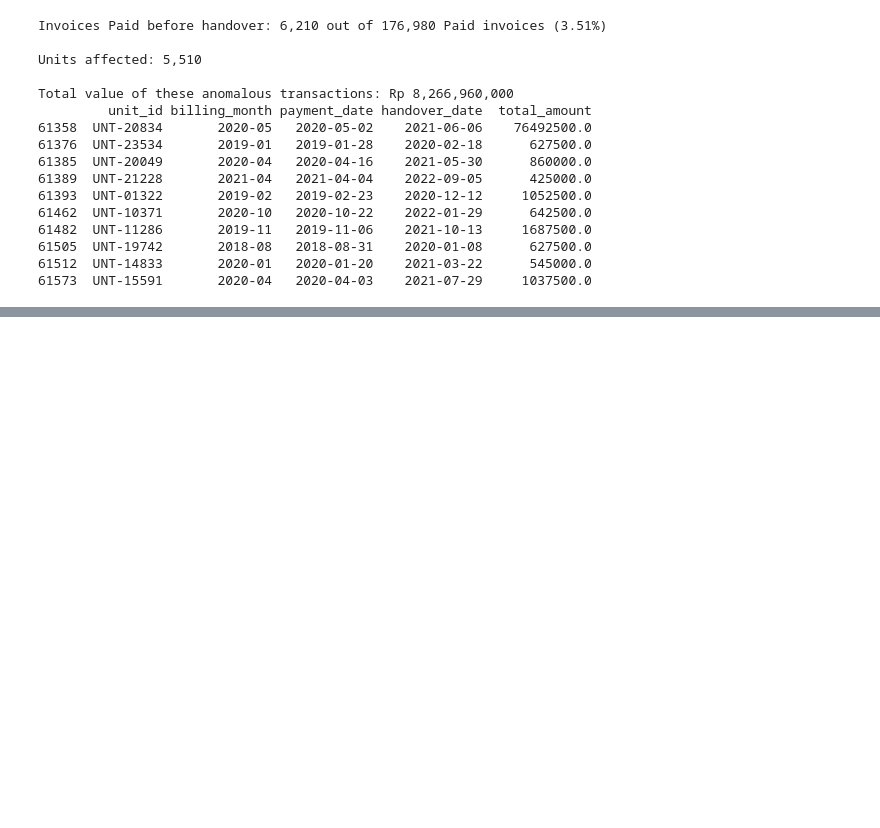
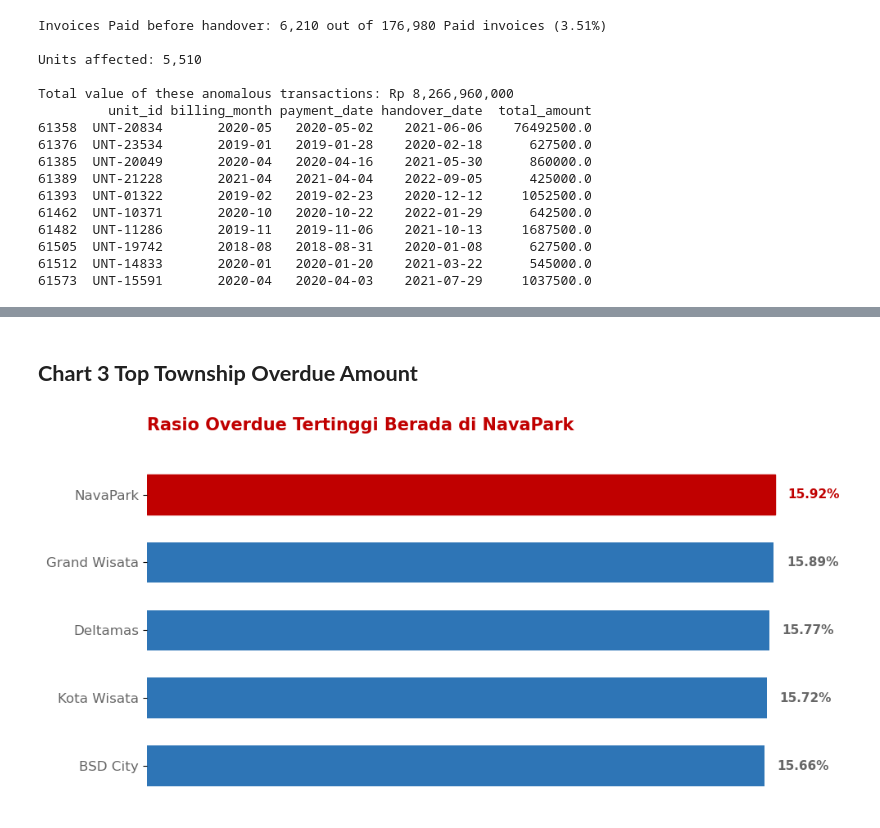
Before and after one commit to MikaMahaputra/Capstone-2-Sinarmas-Land, a Jupyter notebook: notebooks/capstone.ipynb, the cells around one changed output, grey strips where cells are left out. Drawn from its saved outputs; the diff is of its cells as text; code cells hidden in the pictures; blank space fills up the shorter version.

```diff
--- a/notebooks/capstone.ipynb
+++ b/notebooks/capstone.ipynb
@@ -536,0 +819,77 @@ Total baris anomali: 3000 dari 300000 (1.00%)
+# %% [markdown]
+## **Chart 3 Top Township Overdue Amount**
+# %%
+PRIMARY      = '#1F4E79'
+SECONDARY    = '#2E75B6'
+ALERT_COLOR  = '#C00000'
+GRAY         = '#666666'
+
+
+plt.rcParams['font.family'] = 'DejaVu Sans'
+plt.rcParams['axes.spines.top'] = False
+plt.rcParams['axes.spines.right'] = False
+plt.rcParams['axes.spines.left'] = False
+plt.rcParams['axes.spines.bottom'] = False
+
+
+df_master["is_arrear"] = df_master["payment_status"].isin(["Overdue"])
+township_overdue = df_master.groupby("township_name")["is_arrear"].mean().sort_values(ascending=True)
+
+df_township_plot = pd.DataFrame({
+    'Township': township_overdue.index,
+    'Arrear_Rate': township_overdue.values
+})
+
+
+fig, ax = plt.subplots(figsize=(10, 5))
+
+bars = ax.barh(
+    df_township_plot['Township'],
+    df_township_plot['Arrear_Rate'],
+    color=SECONDARY,
+    height=0.6
+)
+
+bars[-1].set_color(ALERT_COLOR)
+
+
+max_rate = df_township_plot['Arrear_Rate'].max()
+
+for bar in bars:
+    width = bar.get_width()
+
+
+    label_text = f'{width:.2%}'
+
+
+    text_color = ALERT_COLOR if width == max_rate else GRAY
+
+    ax.text(
+        width + (max_rate * 0.02),
+        bar.get_y() + bar.get_height()/2,
+        label_text,
+        va='center',
+        ha='left',
+        fontsize=11,
+        fontweight='bold',
+        color=text_color
+    )
+
+ax.set_title(
+    f'Rasio Overdue Tertinggi Berada di {df_township_plot["Township"].iloc[-1]}',
+    fontsize=15,
+    fontweight='bold',
+    pad=25,
+    color=ALERT_COLOR,
+    loc='left'
+)
+
+
+ax.get_xaxis().set_visible(False) #
+ax.tick_params(axis='y', which='major', labelsize=12, labelcolor=GRAY)
+
+plt.tight_layout()
+plt.savefig('top_township_overdue_rate.png', dpi=300, bbox_inches='tight')
+plt.show()
+# %% [output]
+[figure, added]
```
Also changed, not shown: parts of 63 cells of this notebook, 19 other files.
